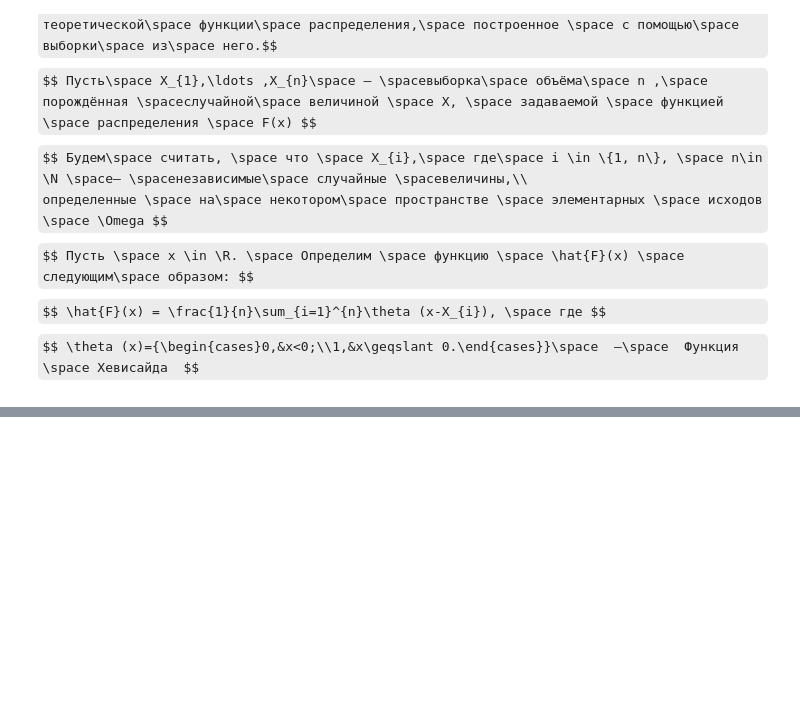
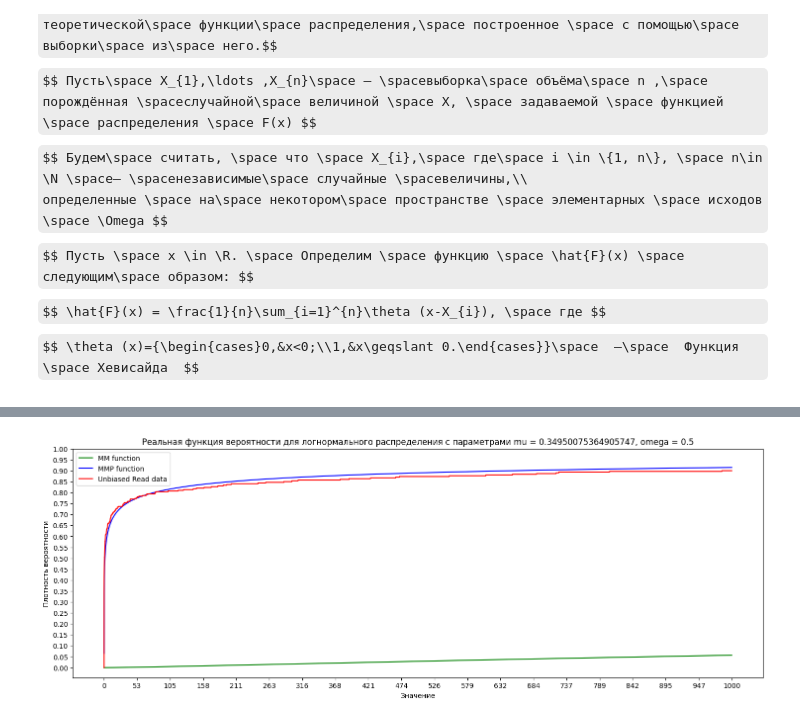
Before and after one commit to Numillyash/matstat-coursework, a Jupyter notebook: lognorm.ipynb, the cells around one changed output, grey strips where cells are left out. Cells and saved outputs as stored; diff of their text form; code cells hidden in the pictures; some formulas as TeX source; blank space fills up the shorter version.

```diff
--- a/lognorm.ipynb
+++ b/lognorm.ipynb
@@ -342,0 +457,23 @@ classedRandData_200.histogramm(columns=10);
+# %%
+Y_real = [F_real(x, 10.430408511828189, 2.225619602758065) for x in X]
+Y_real2 = [F_real(x, 0.34950075364905747, 4.7866447473536935) for x in X]
+Y_read = [f_hat(a, classedUnbiasedData) for a in X]
+
+fig, ax = plt.subplots(figsize=(18, 6))
+ax.plot(X, Y_real, color='green', label=f'MM function')
+ax.plot(X, Y_real2, color='blue', label=f'MMP function')
+ax.plot(X, Y_read, color='red', label=f'{classedUnbiasedData.dataName}')
+# Настройка внешнего вида графика
+ax.set_xlabel('Значение')
+ax.set_ylabel('Плотность вероятности')
+ax.set_title(f'Реальная функция вероятности для логнормального распределения с параметрами mu = {mu}, omega = {sco}')
+ax.set_xticks(xt)
+ax.set_yticks(yt)
+ax.legend()
+
+# Вывод графика на экран
+plt.show()
+
+# вывод - ММ хуета
+# %% [output]
+[figure, added]
```
Also changed, not shown: parts of 9 cells of this notebook.
